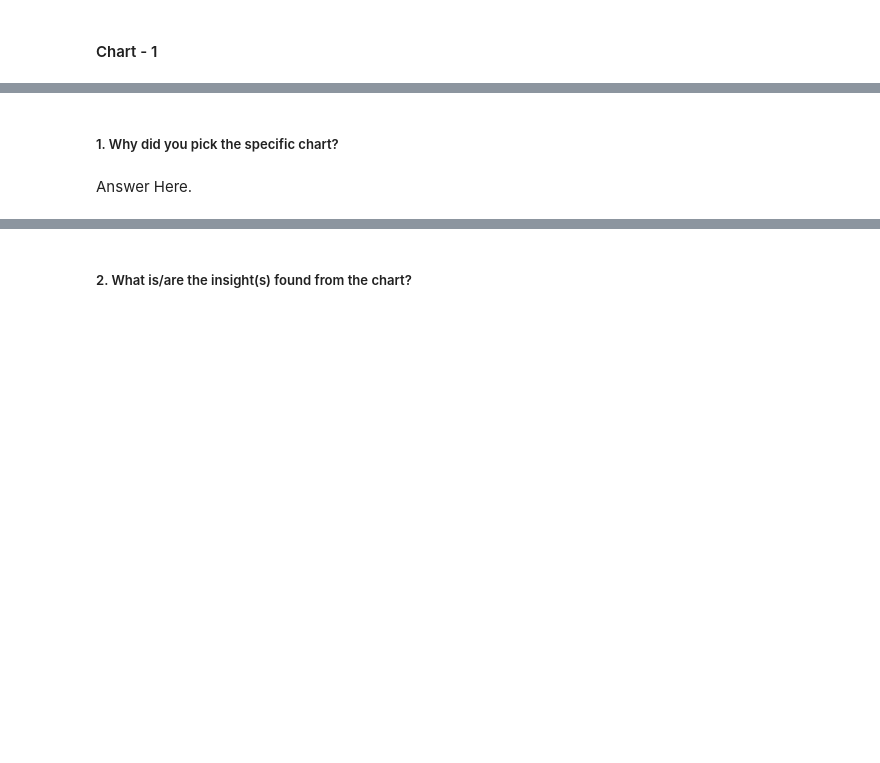
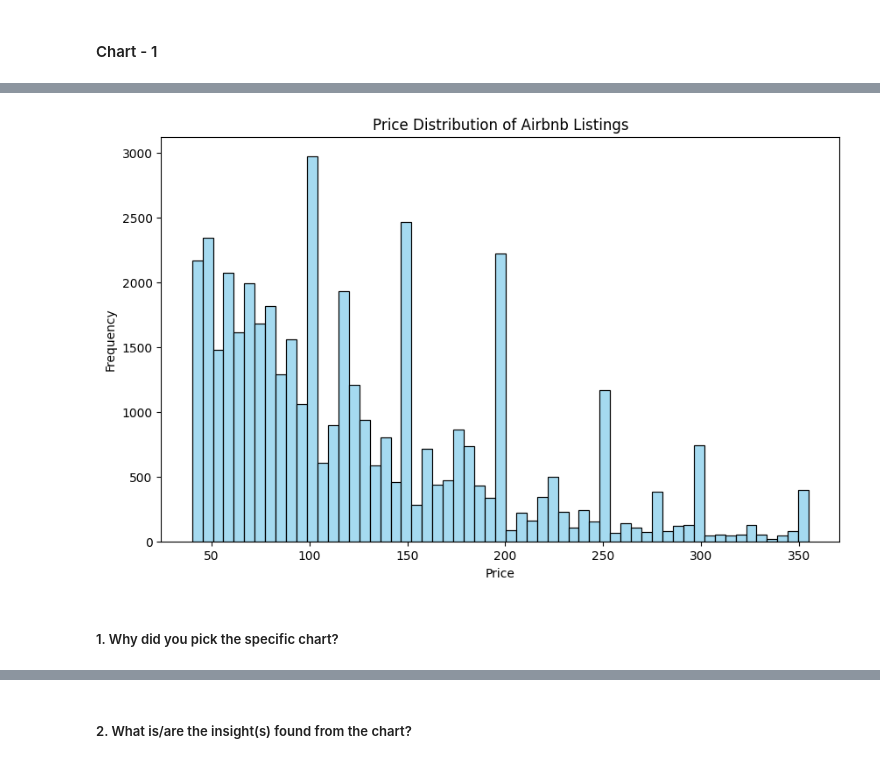
Before and after one commit to I-AM-PRASHANT-VERMA/Almabetter-Capstone-Project-AirBnb-Bookings-Exploratory-Data-Analysis, a Jupyter notebook: My_Airbnb_EDA_capstone_project.ipynb, the cells around one changed output, grey strips where cells are left out. Cells and saved outputs as stored; diff of their text form; code cells hidden in the pictures; blank space fills up the shorter version.

```diff
--- a/My_Airbnb_EDA_capstone_project.ipynb
+++ b/My_Airbnb_EDA_capstone_project.ipynb
@@ -522,4 +475,22 @@ sns.histplot(x= 'neighbourhood_group', y= 'price', data = airbnb_df, palette='Se
+# %%
+# Chart - 1 visualization code
+import seaborn as sns
+import matplotlib.pyplot as plt
+
+# Set the figure size
+plt.figure(figsize=(10, 6))
+
+# Create a histogram for the 'price' column
+sns.histplot(data=airbnb_df, x='price', color='skyblue')
+
+# Customize the plot labels and title
+plt.xlabel('Price')
+plt.ylabel('Frequency')
+plt.title('Price Distribution of Airbnb Listings')
+
+# Show the plot
+plt.show()
+# %% [output]
+[figure, added]
 # %% [markdown]
 ##### 1. Why did you pick the specific chart?
-# %% [markdown]
-Answer Here.
```
Also changed, not shown: parts of 53 cells of this notebook.
